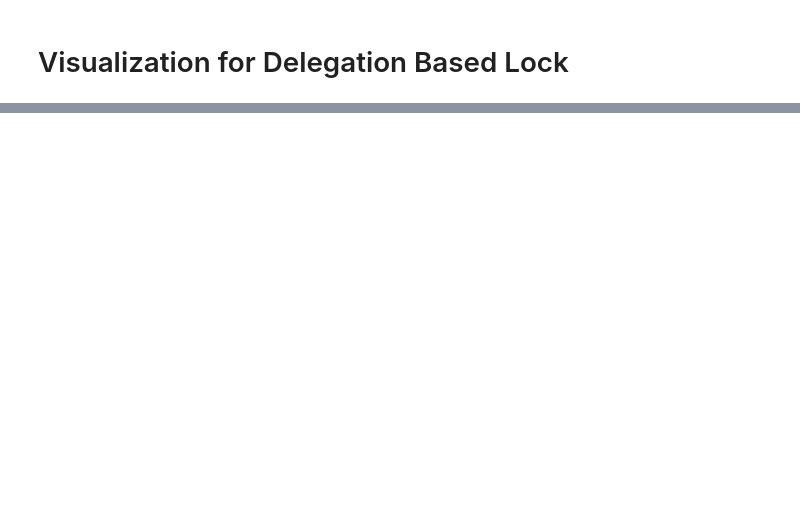
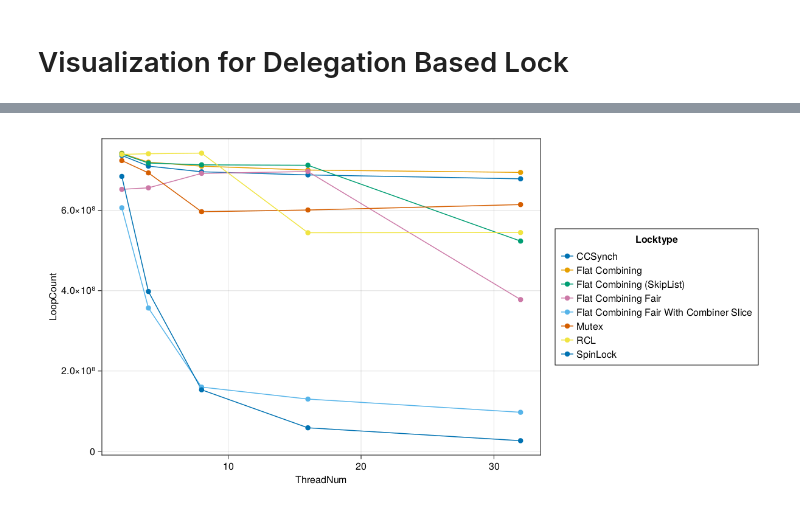
Before and after one commit to taooceros/Locks, a Jupyter notebook: visualization/graph.ipynb, the cells around one changed output, grey strips where cells are left out. Cells and saved outputs as stored; diff of their text form; code cells hidden in the pictures; blank space fills up the shorter version.

```diff
--- a/visualization/graph.ipynb
+++ b/visualization/graph.ipynb
@@ -72,0 +74,19 @@ combiner_time_comparison
+# %%
+using Tidier
+using AlgebraOfGraphics, CairoMakie
+
+bench2 = @chain bench begin
+    @group_by(Locktype, ThreadNum)
+    @summarise(LoopCount = sum(LoopCount))
+    @ungroup
+end
+
+plt = data(bench2) * mapping(:ThreadNum, :LoopCount, color = :Locktype) * (visual(Lines) + visual(Scatter))
+
+fig = draw(plt, figure = (resolution=(1200,600),))
+
+save("graphs/loop_comparison.svg", fig)
+
+fig
+# %% [output]
+[figure, added]
```
Also changed, not shown: parts of 7 cells of this notebook, 2 other files.
